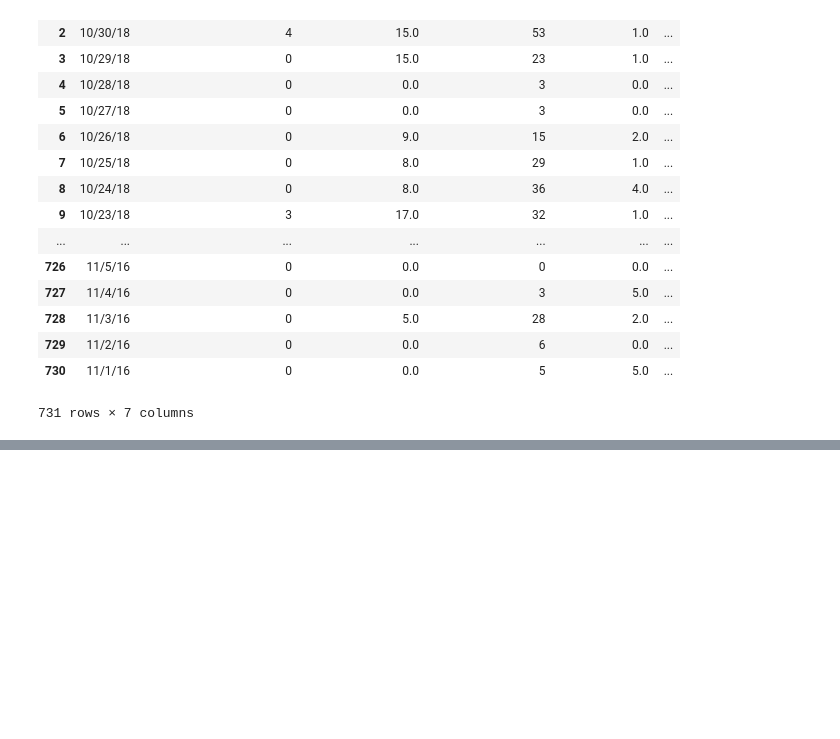
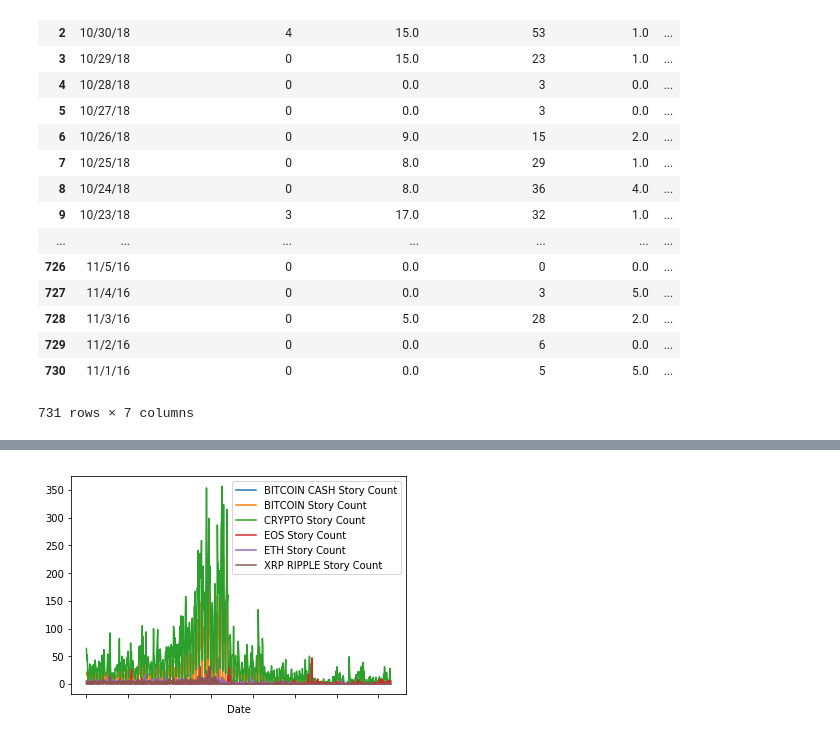
Before and after one commit to emilyrcoffield/CryptoDataScientist, a Jupyter notebook: project.ipynb, the cells around one changed output, grey strips where cells are left out. Drawn from its saved outputs; the diff is of its cells as text; code cells hidden in the pictures; blank space fills up the shorter version.

```diff
--- a/project.ipynb
+++ b/project.ipynb
@@ -54,0 +76,3 @@ total_combined_crypto_storycount_df
+# %%
+df = total_combined_crypto_storycount_df.set_index("Date")
+df.head()
@@ -54,0 +87,4 @@ total_combined_crypto_storycount_df
+# %%
+lines = df.plot.line()
+# %% [output]
+[figure, added]
```
Also changed, not shown: parts of 4 cells of this notebook.
